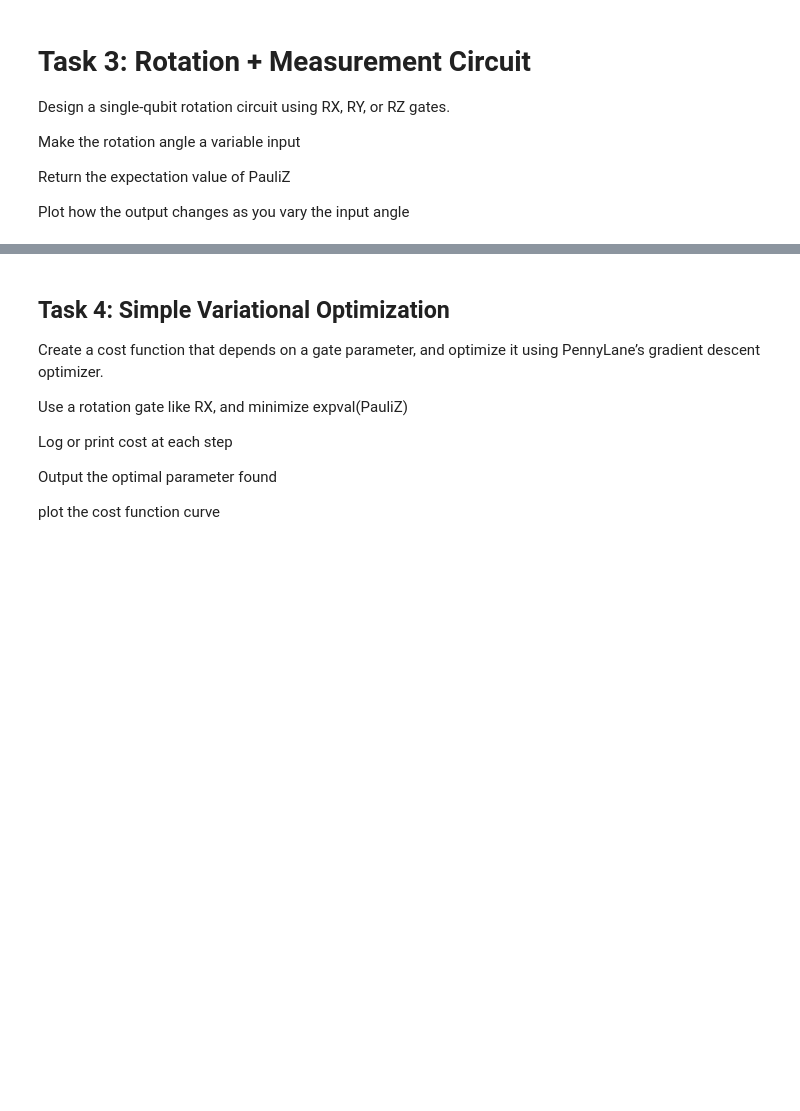
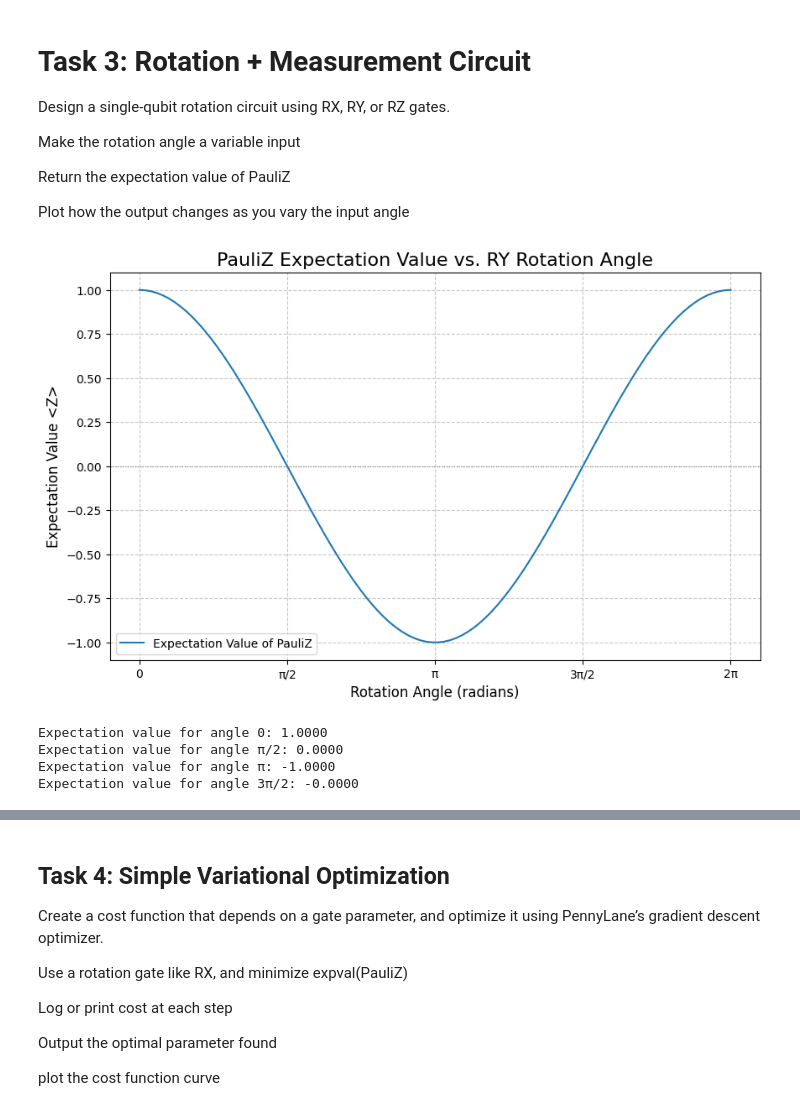
Before and after one commit to hewansirak/iCog-Trainings, a Jupyter notebook: PennyLane_Task.ipynb, the cells around one changed output, grey strips where cells are left out. Drawn from its saved outputs; the diff is of its cells as text; code cells hidden in the pictures; blank space fills up the shorter version.

Commit message:
Single Rotation with circuit using RY and RX gates

```diff
--- a/PennyLane_Task.ipynb
+++ b/PennyLane_Task.ipynb
@@ -276,0 +259,38 @@ Plot how the output changes as you vary the input angle
+# %%
+@qml.qnode(dev)
+def rotation_circuit(angle):
+    """
+    Applies a single-qubit RY rotation and measures the expectation value of PauliZ.
+    """
+    qml.RY(angle, wires=0)
+    return qml.expval(qml.PauliZ(0))
+angles = np.linspace(0, 2 * np.pi, 100)
+pauli_z_expectation_values = [rotation_circuit(angle) for angle in angles]
+# %%
+plt.figure(figsize=(10, 6))
+plt.plot(angles, pauli_z_expectation_values, label='Expectation Value of PauliZ')
+
+plt.title('PauliZ Expectation Value vs. RY Rotation Angle', fontsize=16)
+plt.xlabel('Rotation Angle (radians)', fontsize=12)
+plt.ylabel('Expectation Value <Z>', fontsize=12)
+
+plt.grid(True, linestyle='--', alpha=0.7)
+plt.legend(fontsize=10)
+
+plt.xticks([0, np.pi/2, np.pi, 3*np.pi/2, 2*np.pi],
+           ['0', 'π/2', 'π', '3π/2', '2π'])
+
+plt.axhline(0, color='gray', linestyle=':', linewidth=0.8)
+plt.show()
+# %% [output]
+[figure, added]
+# %%
+print(f"Expectation value for angle 0: {rotation_circuit(0):.4f}")
+print(f"Expectation value for angle π/2: {rotation_circuit(np.pi/2):.4f}")
+print(f"Expectation value for angle π: {rotation_circuit(np.pi):.4f}")
+print(f"Expectation value for angle 3π/2: {rotation_circuit(3*np.pi/2):.4f}")
+# %% [output]
+Expectation value for angle 0: 1.0000
+Expectation value for angle π/2: 0.0000
+Expectation value for angle π: -1.0000
+Expectation value for angle 3π/2: -0.0000
```
Also changed, not shown: parts of 6 cells of this notebook.
